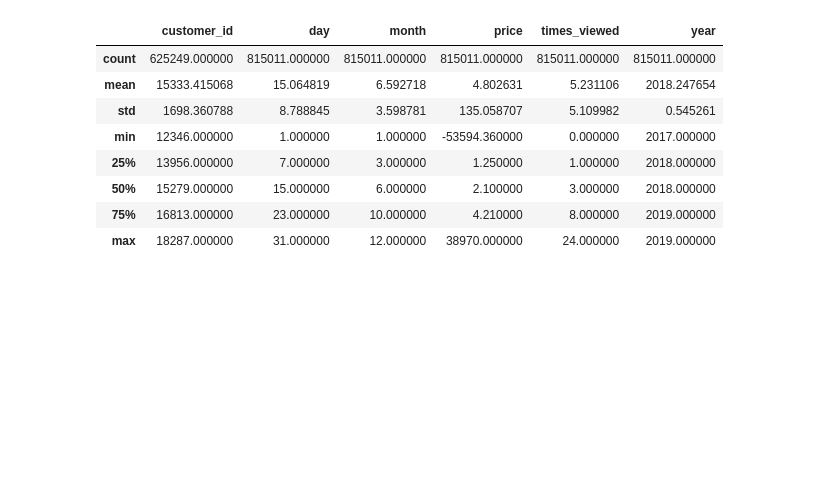
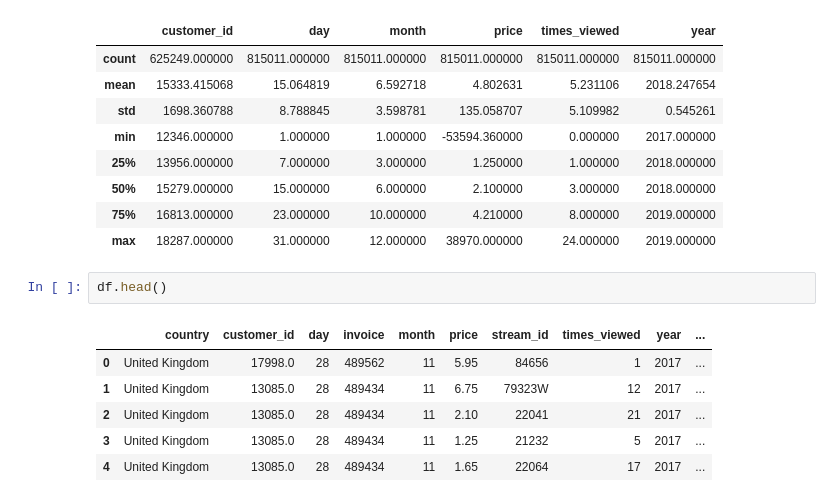
Before and after one commit to JonVenezia/AI-Capstone, a Jupyter notebook: EDA.ipynb, the cells around one changed output. Drawn from its saved outputs; the diff is of its cells as text; blank space fills up the shorter version.

```diff
--- a/EDA.ipynb
+++ b/EDA.ipynb
@@ -255,3 +255,12 @@ df.describe()
 | 50% | 15279.000000 | 15.000000 | 6.000000 | 2.100000 | 3.000000 | 2018.000000 |
 | 75% | 16813.000000 | 23.000000 | 10.000000 | 4.210000 | 8.000000 | 2019.000000 |
 | max | 18287.000000 | 31.000000 | 12.000000 | 38970.000000 | 24.000000 | 2019.000000 |
+# %%
+df.head()
+# %% [output]
+|  | country | customer_id | day | invoice | month | price | stream_id | times_viewed | year | ... |
+| 0 | United Kingdom | 17998.0 | 28 | 489562 | 11 | 5.95 | 84656 | 1 | 2017 | ... |
+| 1 | United Kingdom | 13085.0 | 28 | 489434 | 11 | 6.75 | 79323W | 12 | 2017 | ... |
+| 2 | United Kingdom | 13085.0 | 28 | 489434 | 11 | 2.10 | 22041 | 21 | 2017 | ... |
+| 3 | United Kingdom | 13085.0 | 28 | 489434 | 11 | 1.25 | 21232 | 5 | 2017 | ... |
+| 4 | United Kingdom | 13085.0 | 28 | 489434 | 11 | 1.65 | 22064 | 17 | 2017 | ... |
```
Also changed, not shown: parts of 10 cells of this notebook, 1 other file.
